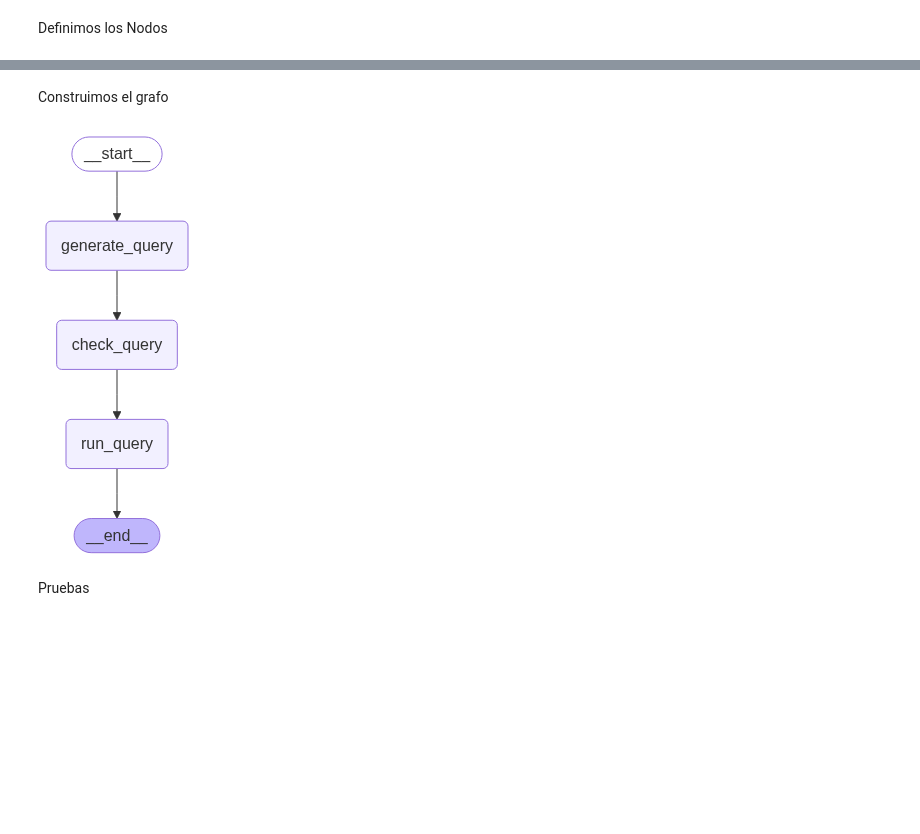
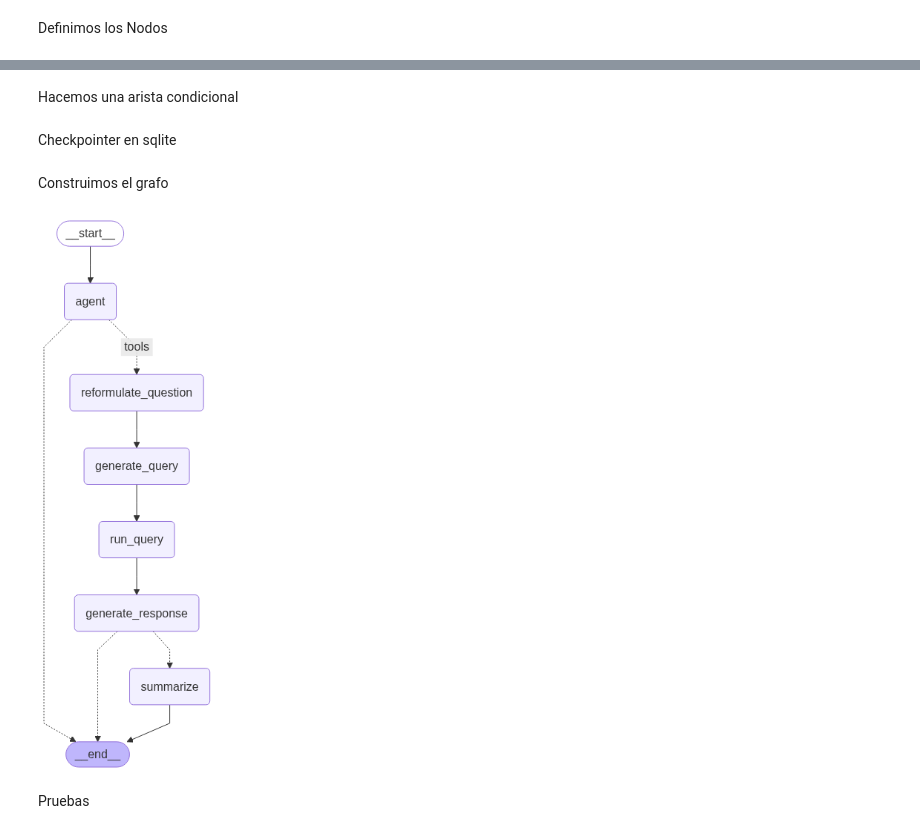
Before and after one commit to CesarKnight/Agente-Productos-BD, a Jupyter notebook: app/AgenteConsultasBD.ipynb, the cells around one changed output, grey strips where cells are left out. Drawn from its saved outputs; the diff is of its cells as text; code cells hidden in the pictures; blank space fills up the shorter version.

```diff
--- a/app/AgenteConsultasBD.ipynb
+++ b/app/AgenteConsultasBD.ipynb
@@ -198,26 +247,72 @@ Hacemos una arista condicional
+# %% [markdown]
+Hacemos una arista condicional
+# %%
+from langgraph.graph import END
+from typing import Literal
+
+max_messages_before_summary = 10
+
+def summarize_condition(state: AgentState) -> Literal["summarize", END]:
+    messages = state.get("messages", [])
+    if len(messages) > max_messages_before_summary:
+        return "summarize"
+    return END
+# %% [markdown]
+Checkpointer en sqlite
+# %%
+import sqlite3
+from langgraph.checkpoint.sqlite import SqliteSaver
+from pathlib import Path
+
+base_dir = Path.cwd().parent
+db_path = base_dir / "Databases/checkpoints.db"
+conn = sqlite3.connect(db_path, check_same_thread=False)
+memory = SqliteSaver(conn)
 # %% [markdown]
 Construimos el grafo
 # %%
-from langgraph.graph import START, StateGraph,END
+from langgraph.graph import START, StateGraph, END
+from langgraph.prebuilt import ToolNode, tools_condition
+
+generate_query_node = ToolNode([generate_query])
 
 builder = StateGraph(AgentState)
-builder.add_node(generate_query)
-builder.add_node(check_query)
-builder.add_node(run_query)
 
-builder.add_edge(START, "generate_query")
-builder.add_edge("generate_query", "check_query")
-builder.add_edge("check_query", "run_query")
-builder.add_edge("run_query", END)
+builder.add_node("agent", agent)
+builder.add_node("reformulate_question", reformulate_question)
+builder.add_node("generate_query", generate_query_node)
+builder.add_node("run_query", run_query)
+builder.add_node("generate_response", generate_response)
+builder.add_node("summarize", summarize)
 
-agent = builder.compile()
+builder.add_edge(START, "agent")
+builder.add_conditional_edges(
+    "agent",
+    tools_condition,
+    {
+        "tools": "reformulate_question",  # Si se va a usar la herramienta, primero reformula
+        END: END
+    }
+)
+builder.add_edge("reformulate_question", "generate_query")
+builder.add_edge("generate_query", "run_query")
+builder.add_edge("run_query", "generate_response")
+builder.add_conditional_edges(
+    "generate_response",
+    summarize_condition,
+    {
+        "summarize": "summarize",
+        END: END
+    }
+)
+builder.add_edge("summarize", END)
+
+agent = builder.compile(checkpointer=memory)
 
 from IPython.display import Image, display
-from langchain_core.runnables.graph import CurveStyle, MermaidDrawMethod, NodeStyles
-
 display(Image(agent.get_graph().draw_mermaid_png()))
 # %% [output]
-[figure, old version]
+[figure, new version]
 # %% [markdown]
 Pruebas
 # %%
```
Also changed, not shown: parts of 12 cells of this notebook, 7 other files.
